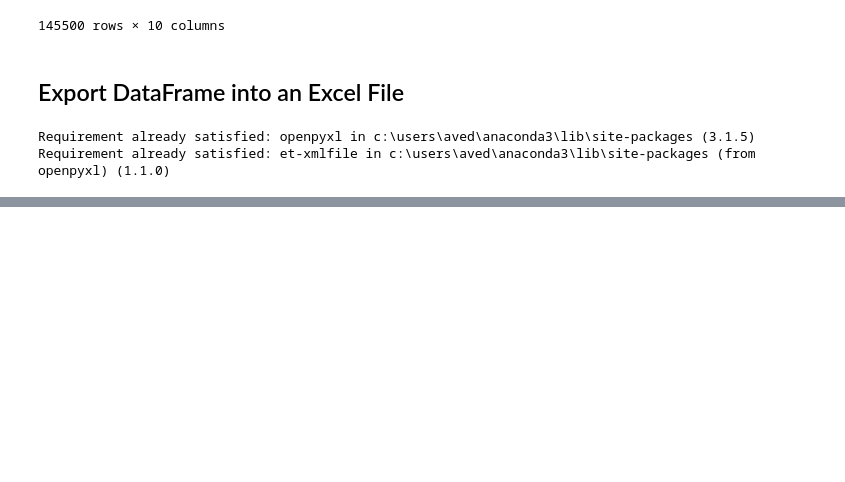
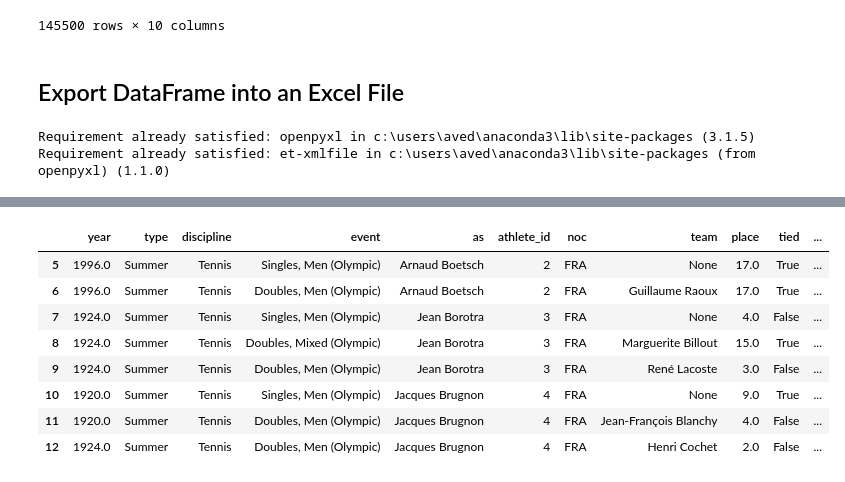
Before and after one commit to aved991/programming, a Jupyter notebook: pandas_operation.ipynb, the cells around one changed output, grey strips where cells are left out. Drawn from its saved outputs; the diff is of its cells as text; code cells hidden in the pictures; blank space fills up the shorter version.

```diff
--- a/pandas_operation.ipynb
+++ b/pandas_operation.ipynb
@@ -129,0 +166,12 @@ bios.to_excel("bios.xlsx")
+# %%
+results.loc[5:12]
+# %% [output]
+|  | year | type | discipline | event | as | athlete_id | noc | team | place | tied | ... |
+| 5 | 1996.0 | Summer | Tennis | Singles, Men (Olympic) | Arnaud Boetsch | 2 | FRA | None | 17.0 | True | ... |
+| 6 | 1996.0 | Summer | Tennis | Doubles, Men (Olympic) | Arnaud Boetsch | 2 | FRA | Guillaume Raoux | 17.0 | True | ... |
+| 7 | 1924.0 | Summer | Tennis | Singles, Men (Olympic) | Jean Borotra | 3 | FRA | None | 4.0 | False | ... |
+| 8 | 1924.0 | Summer | Tennis | Doubles, Mixed (Olympic) | Jean Borotra | 3 | FRA | Marguerite Billout | 15.0 | True | ... |
+| 9 | 1924.0 | Summer | Tennis | Doubles, Men (Olympic) | Jean Borotra | 3 | FRA | René Lacoste | 3.0 | False | ... |
+| 10 | 1920.0 | Summer | Tennis | Singles, Men (Olympic) | Jacques Brugnon | 4 | FRA | None | 9.0 | True | ... |
+| 11 | 1920.0 | Summer | Tennis | Doubles, Men (Olympic) | Jacques Brugnon | 4 | FRA | Jean-François Blanchy | 4.0 | False | ... |
+| 12 | 1924.0 | Summer | Tennis | Doubles, Men (Olympic) | Jacques Brugnon | 4 | FRA | Henri Cochet | 2.0 | False | ... |
```
Also changed, not shown: parts of 10 cells of this notebook, 1 other file.
